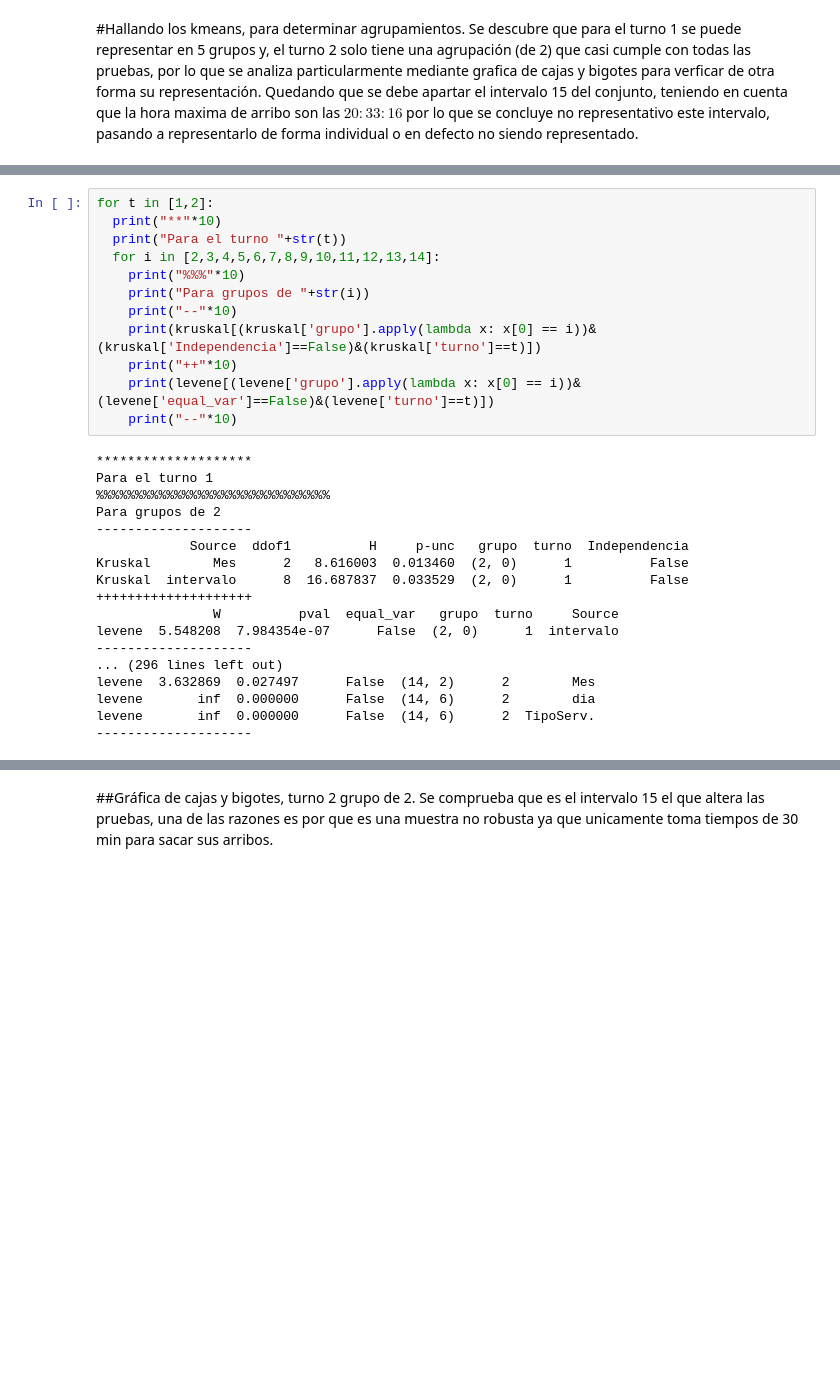
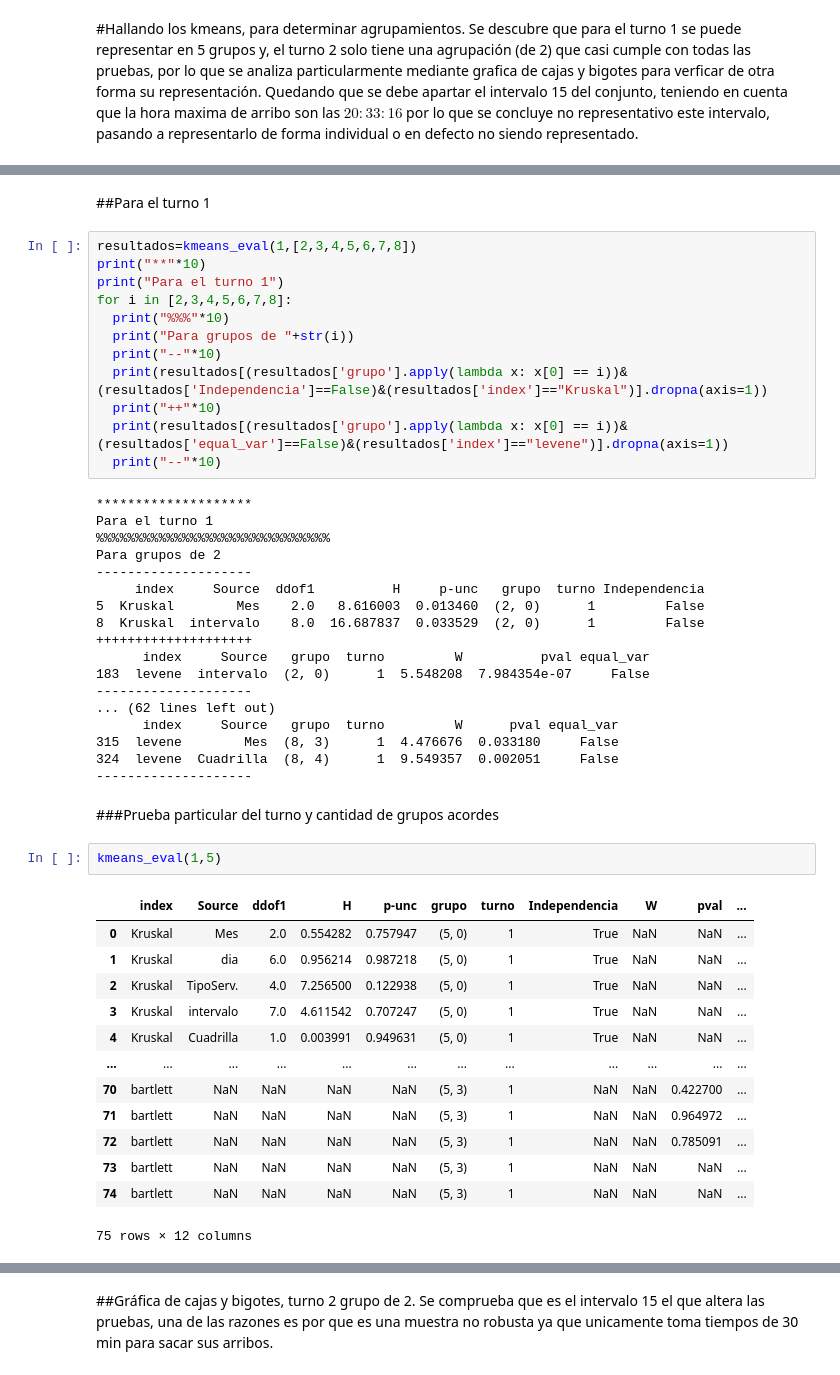
Before and after one commit to TonioFlag/ProyectoFinalColas, a Jupyter notebook: kmeans.ipynb, the cells around one changed output, grey strips where cells are left out. Saved outputs shown, nothing was run; the diff lists cells and outputs as text; blank space fills up the shorter version.

```diff
--- a/kmeans.ipynb
+++ b/kmeans.ipynb
@@ -259,30 +293,50 @@ levene['Source']=sorce
+# %% [markdown]
+##Para el turno 1
 # %%
-for t in [1,2]:
-  print("**"*10)
-  print("Para el turno "+str(t))
-  for i in [2,3,4,5,6,7,8,9,10,11,12,13,14]:
-    print("%%%"*10)
-    print("Para grupos de "+str(i))
-    print("--"*10)
-    print(kruskal[(kruskal['grupo'].apply(lambda x: x[0] == i))&(kruskal['Independencia']==False)&(kruskal['turno']==t)])
-    print("++"*10)
-    print(levene[(levene['grupo'].apply(lambda x: x[0] == i))&(levene['equal_var']==False)&(levene['turno']==t)])
-    print("--"*10)
+resultados=kmeans_eval(1,[2,3,4,5,6,7,8])
+print("**"*10)
+print("Para el turno 1")
+for i in [2,3,4,5,6,7,8]:
+  print("%%%"*10)
+  print("Para grupos de "+str(i))
+  print("--"*10)
+  print(resultados[(resultados['grupo'].apply(lambda x: x[0] == i))&(resultados['Independencia']==False)&(resultados['index']=="Kruskal")].dropna(axis=1))
+  print("++"*10)
+  print(resultados[(resultados['grupo'].apply(lambda x: x[0] == i))&(resultados['equal_var']==False)&(resultados['index']=="levene")].dropna(axis=1))
+  print("--"*10)
 # %% [output]
 ********************
 Para el turno 1
 %%%%%%%%%%%%%%%%%%%%%%%%%%%%%%
 Para grupos de 2
 --------------------
-            Source  ddof1          H     p-unc   grupo  turno  Independencia
-Kruskal        Mes      2   8.616003  0.013460  (2, 0)      1          False
-Kruskal  intervalo      8  16.687837  0.033529  (2, 0)      1          False
+     index     Source  ddof1          H     p-unc   grupo  turno Independencia
+5  Kruskal        Mes    2.0   8.616003  0.013460  (2, 0)      1         False
+8  Kruskal  intervalo    8.0  16.687837  0.033529  (2, 0)      1         False
 ++++++++++++++++++++
-               W          pval  equal_var   grupo  turno     Source
-levene  5.548208  7.984354e-07      False  (2, 0)      1  intervalo
+      index     Source   grupo  turno         W          pval equal_var
+183  levene  intervalo  (2, 0)      1  5.548208  7.984354e-07     False
 --------------------
-... (296 lines left out)
-levene  3.632869  0.027497      False  (14, 2)      2        Mes
-levene       inf  0.000000      False  (14, 6)      2        dia
-levene       inf  0.000000      False  (14, 6)      2  TipoServ.
+... (62 lines left out)
+      index     Source   grupo  turno         W      pval equal_var
+315  levene        Mes  (8, 3)      1  4.476676  0.033180     False
+324  levene  Cuadrilla  (8, 4)      1  9.549357  0.002051     False
 --------------------
+# %% [markdown]
+###Prueba particular del turno y cantidad de grupos acordes
+# %%
+kmeans_eval(1,5)
+# %% [output]
+|  | index | Source | ddof1 | H | p-unc | grupo | turno | Independencia | W | pval | ... |
+| 0 | Kruskal | Mes | 2.0 | 0.554282 | 0.757947 | (5, 0) | 1 | True | NaN | NaN | ... |
+| 1 | Kruskal | dia | 6.0 | 0.956214 | 0.987218 | (5, 0) | 1 | True | NaN | NaN | ... |
+| 2 | Kruskal | TipoServ. | 4.0 | 7.256500 | 0.122938 | (5, 0) | 1 | True | NaN | NaN | ... |
+| 3 | Kruskal | intervalo | 7.0 | 4.611542 | 0.707247 | (5, 0) | 1 | True | NaN | NaN | ... |
+| 4 | Kruskal | Cuadrilla | 1.0 | 0.003991 | 0.949631 | (5, 0) | 1 | True | NaN | NaN | ... |
+| ... | ... | ... | ... | ... | ... | ... | ... | ... | ... | ... | ... |
+| 70 | bartlett | NaN | NaN | NaN | NaN | (5, 3) | 1 | NaN | NaN | 0.422700 | ... |
+| 71 | bartlett | NaN | NaN | NaN | NaN | (5, 3) | 1 | NaN | NaN | 0.964972 | ... |
+| 72 | bartlett | NaN | NaN | NaN | NaN | (5, 3) | 1 | NaN | NaN | 0.785091 | ... |
+| 73 | bartlett | NaN | NaN | NaN | NaN | (5, 3) | 1 | NaN | NaN | NaN | ... |
+| 74 | bartlett | NaN | NaN | NaN | NaN | (5, 3) | 1 | NaN | NaN | NaN | ... |
+75 rows × 12 columns
```
Also changed, not shown: parts of 8 cells of this notebook.
